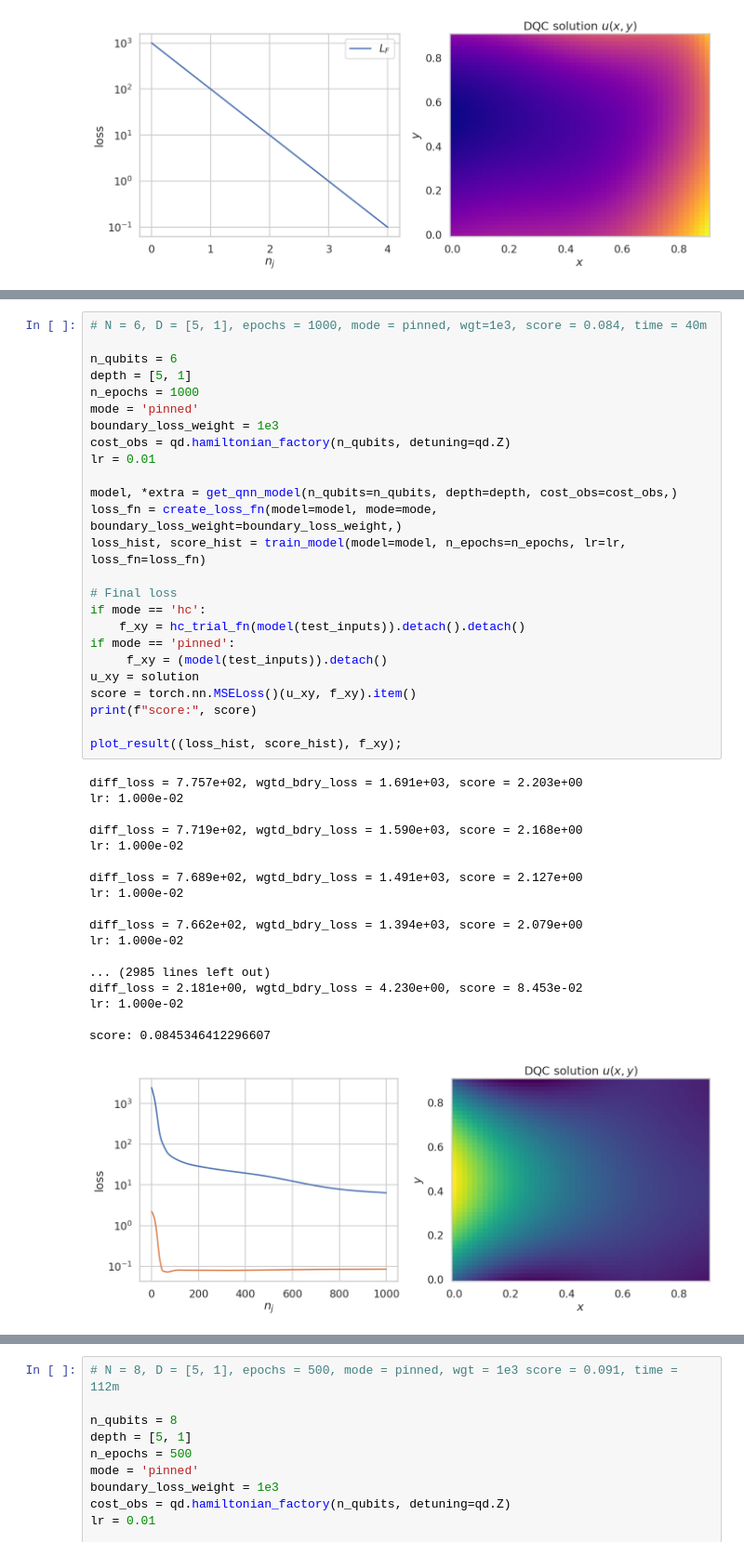
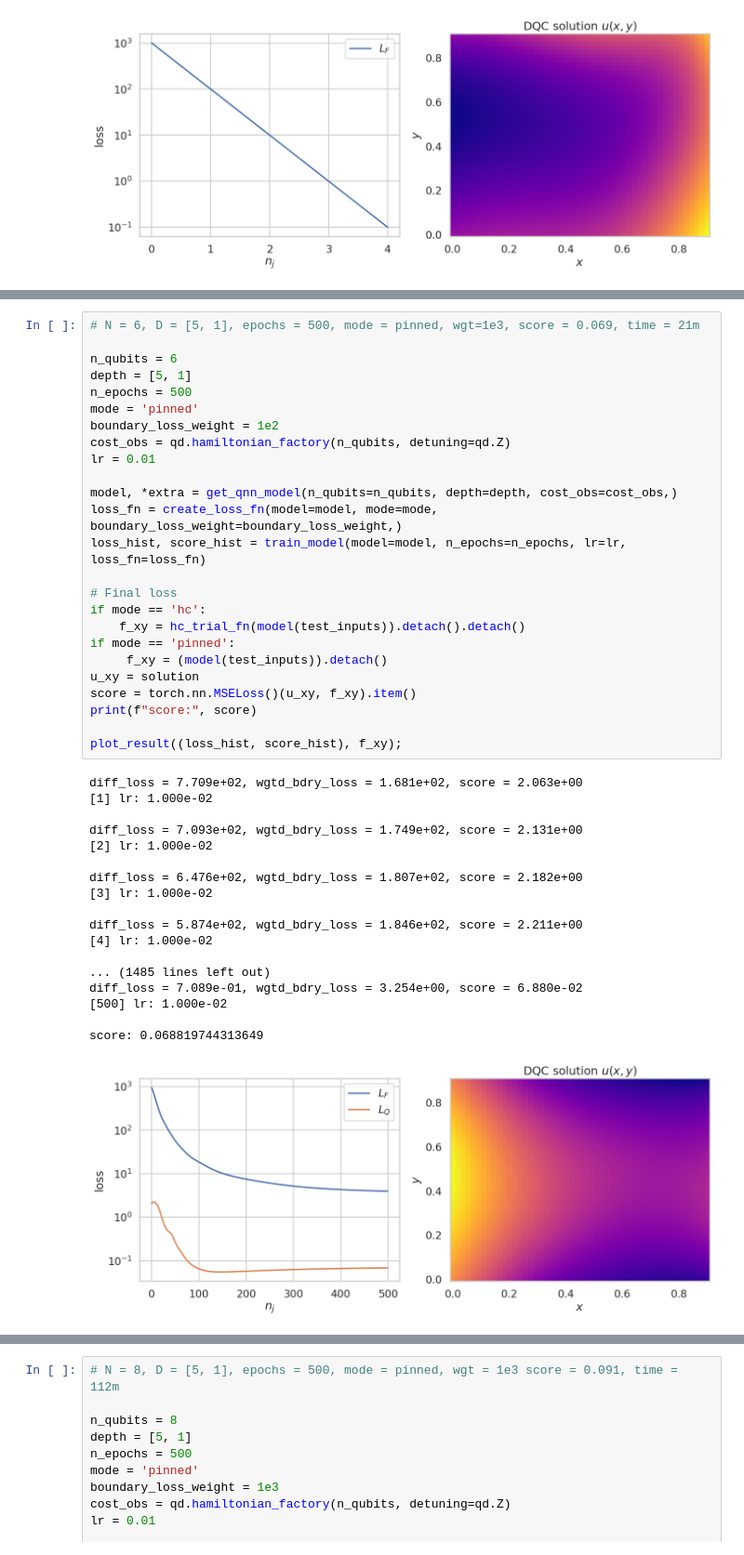
Before and after one commit to sushantpadha/intro_to_qml, a Jupyter notebook: week4/main.ipynb, the cells around one changed output, grey strips where cells are left out. Shown at 93% size. Saved outputs shown, nothing was run; the diff lists cells and outputs as text.

```diff
--- a/week4/main.ipynb
+++ b/week4/main.ipynb
@@ -432,44 +768,44 @@ plot_result([np.array([1e3, 1e2, 1e1, 1e0, 1e-1])], f_xy_pinned);
 # %%
-# N = 6, D = [5, 1], epochs = 1000, mode = pinned, wgt=1e3, score = 0.084, time = 40m
+# N = 6, D = [5, 1], epochs = 500, mode = pinned, wgt=1e3, score = 0.069, time = 21m
 
 n_qubits = 6
 depth = [5, 1]
-n_epochs = 1000
+n_epochs = 500
 mode = 'pinned'
-boundary_loss_weight = 1e3
+boundary_loss_weight = 1e2
 cost_obs = qd.hamiltonian_factory(n_qubits, detuning=qd.Z)
 lr = 0.01
 
 model, *extra = get_qnn_model(n_qubits=n_qubits, depth=depth, cost_obs=cost_obs,)
 loss_fn = create_loss_fn(model=model, mode=mode, boundary_loss_weight=boundary_loss_weight,)
 loss_hist, score_hist = train_model(model=model, n_epochs=n_epochs, lr=lr, loss_fn=loss_fn)
 
 # Final loss
 if mode == 'hc':
     f_xy = hc_trial_fn(model(test_inputs)).detach().detach()
 if mode == 'pinned':
      f_xy = (model(test_inputs)).detach()
 u_xy = solution
 score = torch.nn.MSELoss()(u_xy, f_xy).item()
 print(f"score:", score)
 
 plot_result((loss_hist, score_hist), f_xy);
 # %% [output]
-diff_loss = 7.757e+02, wgtd_bdry_loss = 1.691e+03, score = 2.203e+00
-lr: 1.000e-02
+diff_loss = 7.709e+02, wgtd_bdry_loss = 1.681e+02, score = 2.063e+00
+[1] lr: 1.000e-02
 
-diff_loss = 7.719e+02, wgtd_bdry_loss = 1.590e+03, score = 2.168e+00
-lr: 1.000e-02
+diff_loss = 7.093e+02, wgtd_bdry_loss = 1.749e+02, score = 2.131e+00
+[2] lr: 1.000e-02
 
-diff_loss = 7.689e+02, wgtd_bdry_loss = 1.491e+03, score = 2.127e+00
-lr: 1.000e-02
+diff_loss = 6.476e+02, wgtd_bdry_loss = 1.807e+02, score = 2.182e+00
+[3] lr: 1.000e-02
 
-diff_loss = 7.662e+02, wgtd_bdry_loss = 1.394e+03, score = 2.079e+00
-lr: 1.000e-02
+diff_loss = 5.874e+02, wgtd_bdry_loss = 1.846e+02, score = 2.211e+00
+[4] lr: 1.000e-02
 
-... (2985 lines left out)
-diff_loss = 2.181e+00, wgtd_bdry_loss = 4.230e+00, score = 8.453e-02
-lr: 1.000e-02
+... (1485 lines left out)
+diff_loss = 7.089e-01, wgtd_bdry_loss = 3.254e+00, score = 6.880e-02
+[500] lr: 1.000e-02
 
-score: 0.0845346412296607
+score: 0.068819744313649
-[figure, old version]
+[figure, new version]
```
Also changed, not shown: parts of 16 cells of this notebook.
